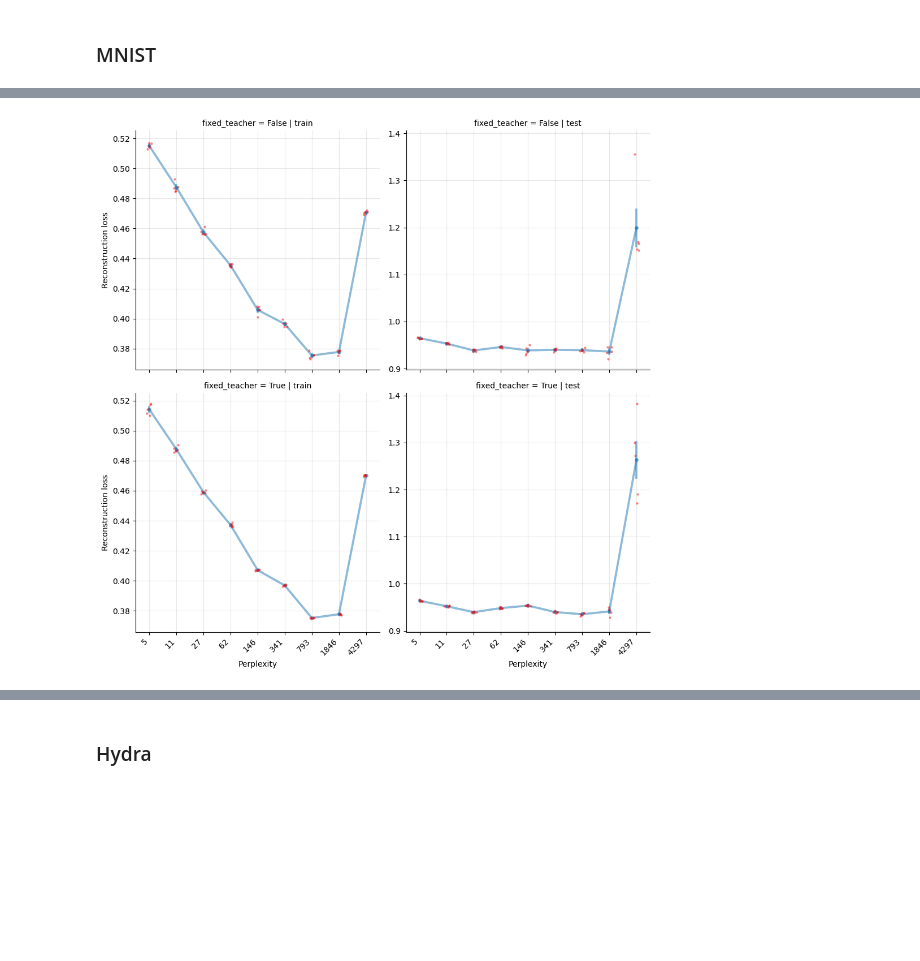
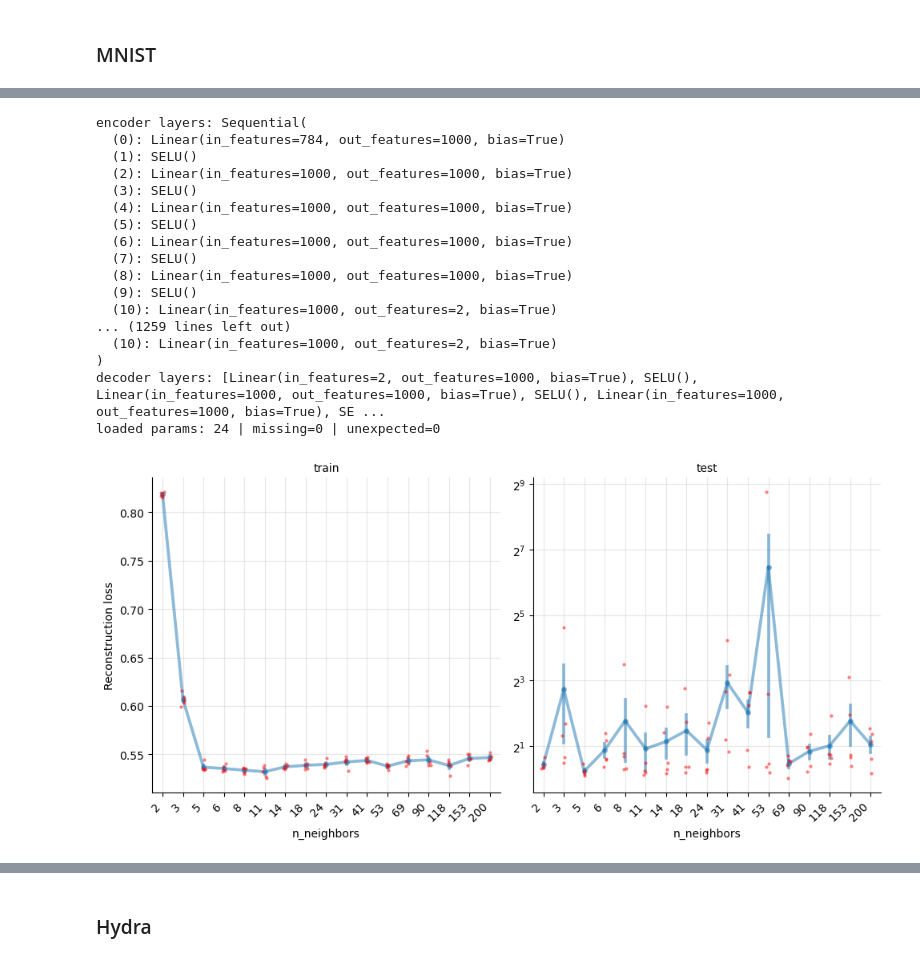
Before and after one commit to DataSlingers/MEDAL, a Jupyter notebook: notebooks/compare_teachers.ipynb, the cells around one changed output, grey strips where cells are left out. Cells and saved outputs as stored; diff of their text form; code cells hidden in the pictures; blank space fills up the shorter version.

```diff
--- a/notebooks/compare_teachers.ipynb
+++ b/notebooks/compare_teachers.ipynb
@@ -113,15 +226,51 @@ loaded params: 24 | missing=0 | unexpected=0
+# %%
+mnist_spectral_res_dict = []
+X, X_test, y, y_test = load_and_split("mnist", test_size=0.2, seed=0, labels=True)
+for s in range(5):
+    for n in [2,3] + list(np.unique(np.logspace(np.log10(5), np.log10(200), 15).astype(int))) :
+        student_tsne = load_trained_ae(Path(PATH_PREFIX) / f"tmp_results/chkpt/mnist/spectral2_{n}_{s}_ckpts/final.pt",
+                input_dim=784,
+                hidden_dims=[1000, 1000, 1000, 1000, 1000],
+                latent_dim=2)
+
+        student_recon_tsne, student_embed_tsne = student_tsne(torch.tensor(X, dtype=torch.float32))
+        train_recon_tsne = np.mean((student_recon_tsne.detach().numpy() - X)**2)
+        mnist_spectral_res_dict.append({"n_neighbors": n, "recon_loss": train_recon_tsne, "split": "train", "seed": s})
+
+        x_test_recon, _ = student_tsne(torch.tensor(X_test, dtype=torch.float32))
+        test_recon_tsne = np.mean((x_test_recon.detach().numpy() - X_test)**2)
+        mnist_spectral_res_dict.append({"n_neighbors": n, "recon_loss": test_recon_tsne, "split": "test", "seed": s})
+# %% [output]
+encoder layers: Sequential(
+  (0): Linear(in_features=784, out_features=1000, bias=True)
+  (1): SELU()
+  (2): Linear(in_features=1000, out_features=1000, bias=True)
+  (3): SELU()
+  (4): Linear(in_features=1000, out_features=1000, bias=True)
+  (5): SELU()
+  (6): Linear(in_features=1000, out_features=1000, bias=True)
+  (7): SELU()
+  (8): Linear(in_features=1000, out_features=1000, bias=True)
+  (9): SELU()
+  (10): Linear(in_features=1000, out_features=2, bias=True)
+... (1259 lines left out)
+  (10): Linear(in_features=1000, out_features=2, bias=True)
+)
+decoder layers: [Linear(in_features=2, out_features=1000, bias=True), SELU(), Linear(in_features=1000, out_features=1000, bias=True), SELU(), Linear(in_features=1000, out_features=1000, bias=True), SE ...
+loaded params: 24 | missing=0 | unexpected=0
 # %%
-analysis = pd.DataFrame(mnist_tsne_res_dict)
+analysis = pd.DataFrame(mnist_spectral_res_dict)
 
-g = sns.FacetGrid(analysis, col="split", row="fixed_teacher", sharey='col', height=5)
-g.map_dataframe(sns.pointplot, "perplexity", "recon_loss", errorbar="se",markersize= 3, alpha=0.5)
-g.map_dataframe(sns.stripplot, "perplexity", "recon_loss", color="red",size= 3, alpha=0.5)
-g.set_axis_labels("Perplexity", "Reconstruction loss")
+g = sns.FacetGrid(analysis, col="split", sharey='col', height=5, sharex=True)
+g.map_dataframe(sns.pointplot, "n_neighbors", "recon_loss", errorbar="se",markersize= 3, alpha=0.5)
+g.map_dataframe(sns.stripplot, "n_neighbors", "recon_loss", color="red",size= 3, alpha=0.5)
+g.set_axis_labels("n_neighbors", "Reconstruction loss")
 g.set_titles(col_template="{col_name}")
 for ax in g.axes.flat:
     ax.grid(True, alpha=0.3)
     plt.setp(ax.get_xticklabels(), rotation=45, ha='right')
+g.axes.flat[1].set_yscale('log', base=2)
 plt.tight_layout()
 # %% [output]
-[figure, old version]
+[figure, new version]
 # %%
```
Also changed, not shown: parts of 29 cells of this notebook, 2 other files.
